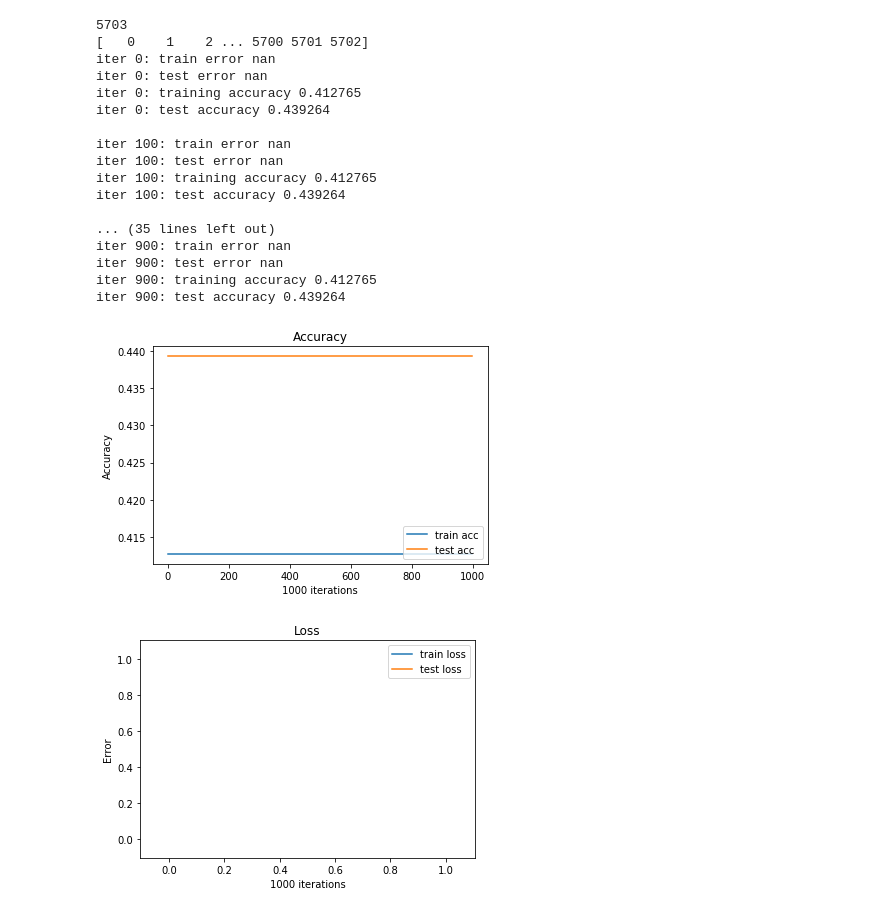
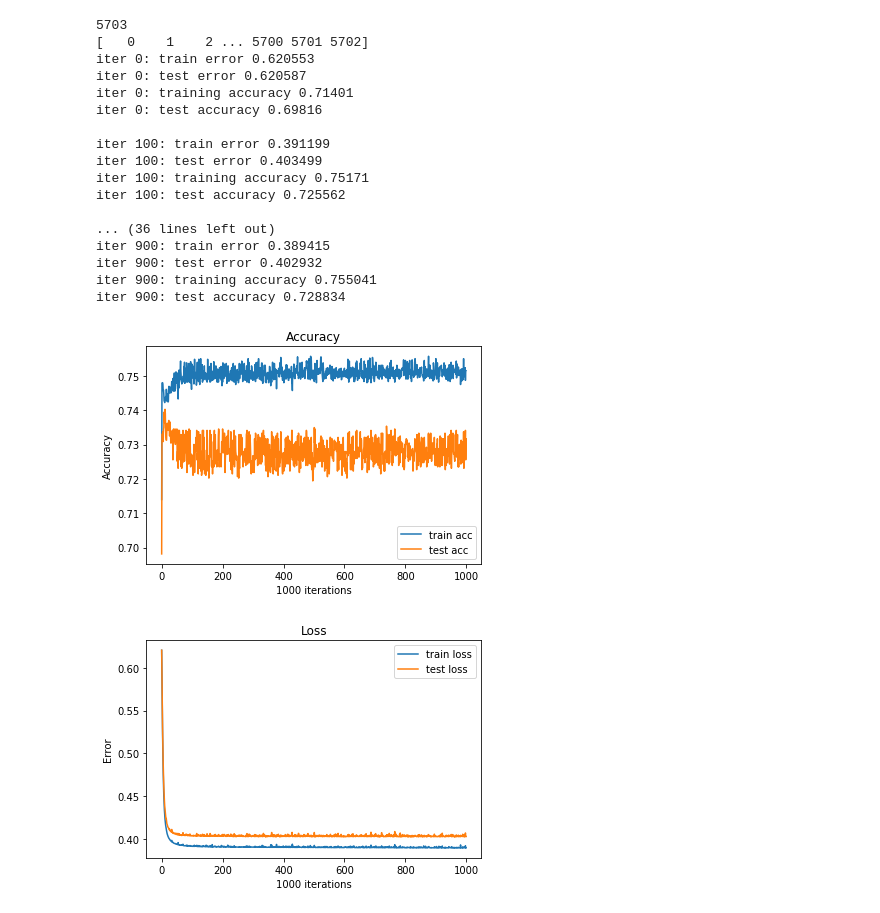
Before and after one commit to yulnicorn/Data-Analytics-Mining, a Jupyter notebook: DAM NN.ipynb, the cells around one changed output. Cells and saved outputs as stored; diff of their text form; code cells hidden in the pictures.

Commit message:
Updated DAM NN and added keras model.

```diff
--- a/DAM NN.ipynb
+++ b/DAM NN.ipynb
@@ -15,9 +31,0 @@ print (extracted.iloc[:,:11])
-# %%
-from sklearn.model_selection import train_test_split
-import numpy as np
-
-train_input = np.genfromtxt('Extracted_features.csv', delimiter = ',')
-trainX, trainY = train_input[:,:11],train_input[:,11:12]
-(trainX)
-(trainY)
-trainX_, testX_, trainY_, testY_ = train_test_split(trainX, trainY, test_size=0.3, shuffle=True)
@@ -44,7 +70,7 @@ tf.compat.v1.logging.set_verbosity(tf.compat.v1.logging.ERROR)
 def scale(X, X_min, X_max):
     return (X - X_min) / (X_max - X_min)
 
-NUM_FEATURES = 11
+NUM_FEATURES = 19
 NUM_CLASSES = 2
 
 learning_rate = 0.01
@@ -77,15 +103,12 @@ def fnn(x, hidden_units):
 
 def main():
     # read train data
-
-    train_input = np.genfromtxt('Extracted_features.csv', delimiter=',')
-    trainX, train_Y = train_input[1:, :11], train_input[1:, -1].astype(int)
+    train_input = np.genfromtxt('Extracted_features.csv', delimiter = ',', encoding='ISO-8859-1')
+    trainX, train_Y = train_input[1:, :19], train_input[1:, -1].astype(int)
     trainX = scale(trainX, np.min(trainX, axis=0), np.max(trainX, axis=0))
 
     trainY = np.zeros((train_Y.shape[0], NUM_CLASSES))
     trainY[np.arange(train_Y.shape[0]), train_Y - 1] = 1  # one hot matrix
-
-    # split the test and training data into 70:30
     trainX, testX, trainY, testY = train_test_split(trainX, trainY, test_size=0.3, shuffle=True)
 
     n = trainX.shape[0]
@@ -128,18 +151,21 @@ def main():
 
         for i in range(epochs):
             np.random.shuffle(idx)
-            trainX_ = trainX[idx]
-            trainY_ = trainY[idx]
+            trainX = trainX[idx]
+            trainY = trainY[idx]
+#             print(trainX_)
+#             print(trainY_)
 #             print(trainX_.shape)
 #             print(trainY_.shape)
             for start, end in zip(range(0, N, batch_size), range(batch_size, N, batch_size)):
-                train_op.run(feed_dict={x: trainX_[start:end], y_: trainY_[start:end]})
+                train_op.run(feed_dict={x: trainX[start:end], y_: trainY[start:end]})
 
-            train_acc.append(accuracy.eval(feed_dict={x: trainX_, y_: trainY_}))
+
+            train_err.append(loss.eval(feed_dict={x: trainX, y_: trainY}))
+            test_err.append(loss.eval(feed_dict={x: testX, y_: testY}))
+
+            train_acc.append(accuracy.eval(feed_dict={x: trainX, y_: trainY}))
             test_acc.append(accuracy.eval(feed_dict={x: testX, y_: testY}))
-
-            train_err.append(loss.eval(feed_dict={x: trainX_, y_: trainY_}))
-            test_err.append(loss.eval(feed_dict={x: testX, y_: testY}))
 
             if i % 100 == 0:
                 print('iter %d: train error %g' % (i, train_err[i]))
@@ -153,45 +179,45 @@ def main():
     # plot learning curves
 
     plt.figure(1)
     plt.plot(range(epochs), train_acc)
     plt.plot(range(epochs), test_acc)
     plt.legend(["train acc", "test acc"], loc='lower right')
     plt.xlabel(str(epochs) + ' iterations')
     plt.ylabel('Accuracy')
     plt.title('Accuracy')
     plt.savefig('./figures/Training_Acc.png')
 
     plt.figure(2)
     plt.plot(range(epochs), train_err)
     plt.plot(range(epochs), test_err)
     plt.legend(["train loss", "test loss"], loc='upper right')
     plt.xlabel(str(epochs) + ' iterations')
     plt.ylabel('Error')
     plt.title('Loss')
     plt.savefig('./figures/Testing_Acc.png')
 
     plt.show()
 
 
 if __name__ == '__main__':
     main()
 # %% [output]
 5703
 [   0    1    2 ... 5700 5701 5702]
-iter 0: train error nan
-iter 0: test error nan
-iter 0: training accuracy 0.412765
-iter 0: test accuracy 0.439264
+iter 0: train error 0.620553
+iter 0: test error 0.620587
+iter 0: training accuracy 0.71401
+iter 0: test accuracy 0.69816
 
-iter 100: train error nan
-iter 100: test error nan
-iter 100: training accuracy 0.412765
-iter 100: test accuracy 0.439264
+iter 100: train error 0.391199
+iter 100: test error 0.403499
+iter 100: training accuracy 0.75171
+iter 100: test accuracy 0.725562
 
-... (35 lines left out)
-iter 900: train error nan
-iter 900: test error nan
-iter 900: training accuracy 0.412765
-iter 900: test accuracy 0.439264
+... (36 lines left out)
+iter 900: train error 0.389415
+iter 900: test error 0.402932
+iter 900: training accuracy 0.755041
+iter 900: test accuracy 0.728834
-[figure, old version]
+[figure, new version]
-[figure, old version]
+[figure, new version]
```
Also changed, not shown: parts of 6 cells of this notebook, 1 other file.
